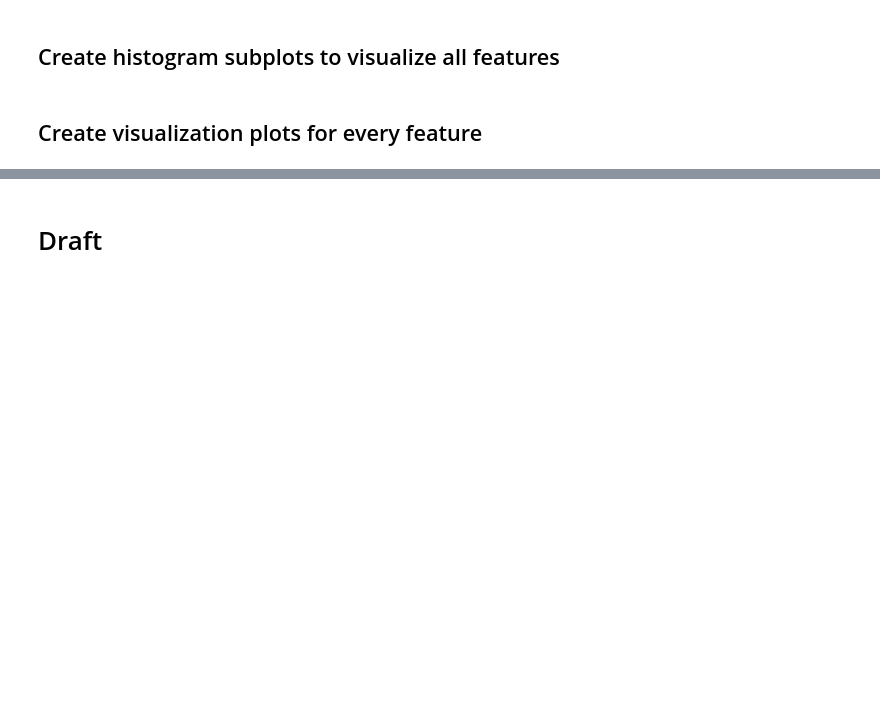
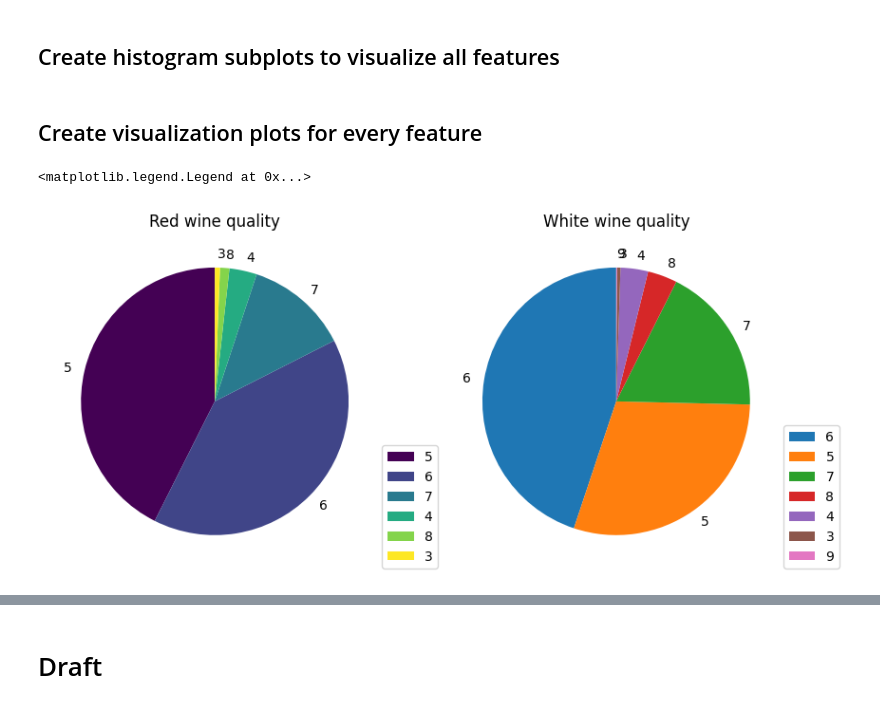
Before and after one commit to Vukhacson/WineQuality, a Jupyter notebook: SMSmall/SMSmall_Wine_quality_data_exploration.ipynb, the cells around one changed output, grey strips where cells are left out. Saved outputs shown, nothing was run; the diff lists cells and outputs as text; code cells hidden in the pictures; blank space fills up the shorter version.

```diff
--- a/SMSmall/SMSmall_Wine_quality_data_exploration.ipynb
+++ b/SMSmall/SMSmall_Wine_quality_data_exploration.ipynb
@@ -247,21 +247,28 @@ for i in range(6):
 # %%
 #Dat
 
-fig, axs = plt.subplots(1, 2, figsize=(15,15))
+fig, axs = plt.subplots(1, 2, figsize=(10,10))
 
 # Red_wine quality pie chart
 
 red_wine_quality = df_red_wine['quality'].value_counts()
+cmap = plt.get_cmap('viridis')
+colors = cmap(np.linspace(0, 10, 50))
 plt.subplot(1,2,1)
-plt.pie(red_wine_quality, startangle=90, labels=red_wine_quality.index)
+plt.pie(red_wine_quality, startangle=90, labels=red_wine_quality.index, colors=colors)
 plt.title("Red wine quality")
+plt.legend(loc = (1,0))
 
 # White_wine quality pie chart
 
 white_wine_quality = df_white_wine['quality'].value_counts()
 plt.subplot(1,2,2)
 plt.pie(white_wine_quality, startangle=90, labels=white_wine_quality.index)
 plt.title("White wine quality")
+plt.legend(loc = (1,0))
+# %% [output]
+<matplotlib.legend.Legend at 0x...>
+[figure, added]
 # %%
 #Dat
 
```
Also changed, not shown: parts of 1 cell of this notebook.
